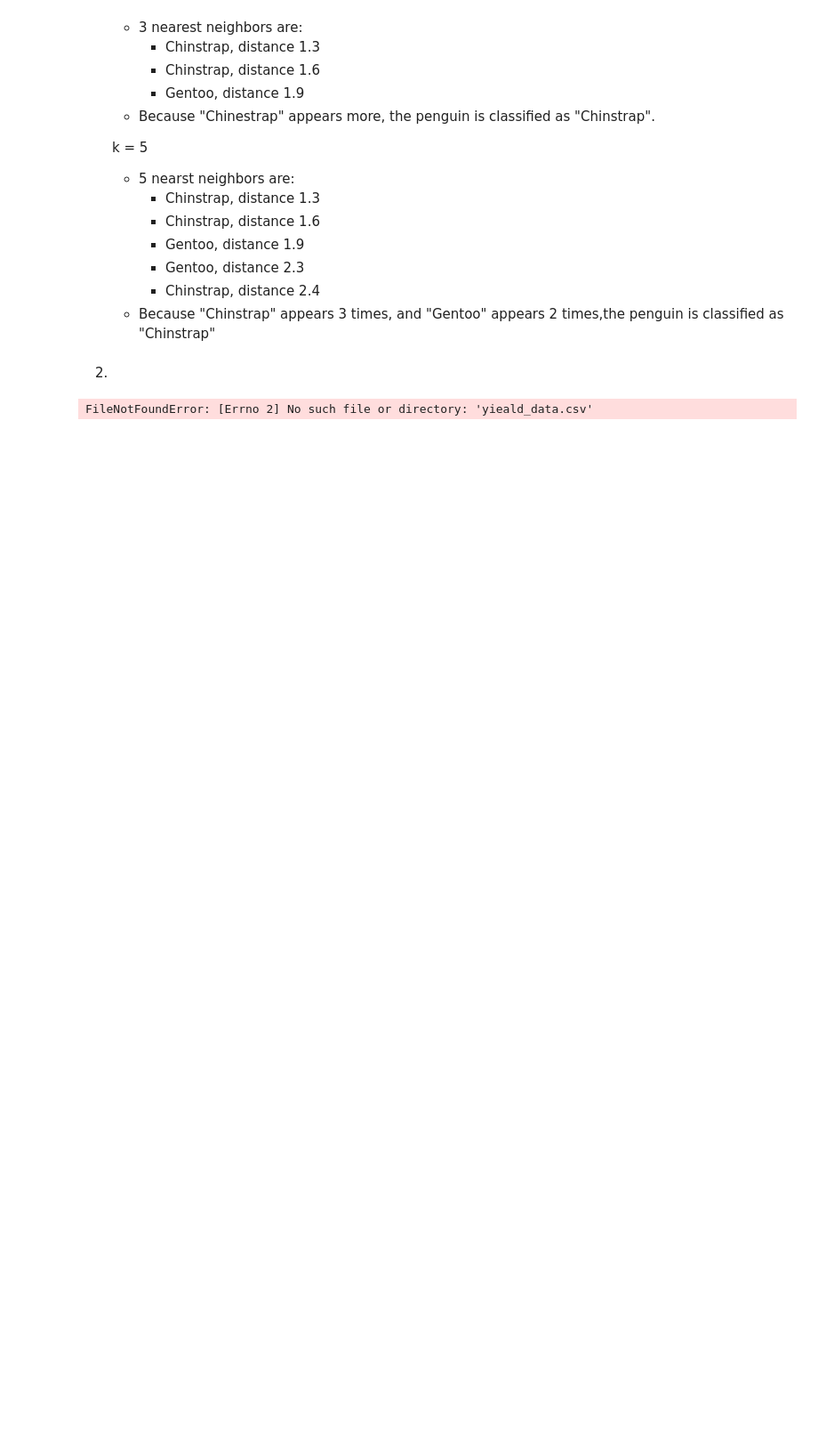
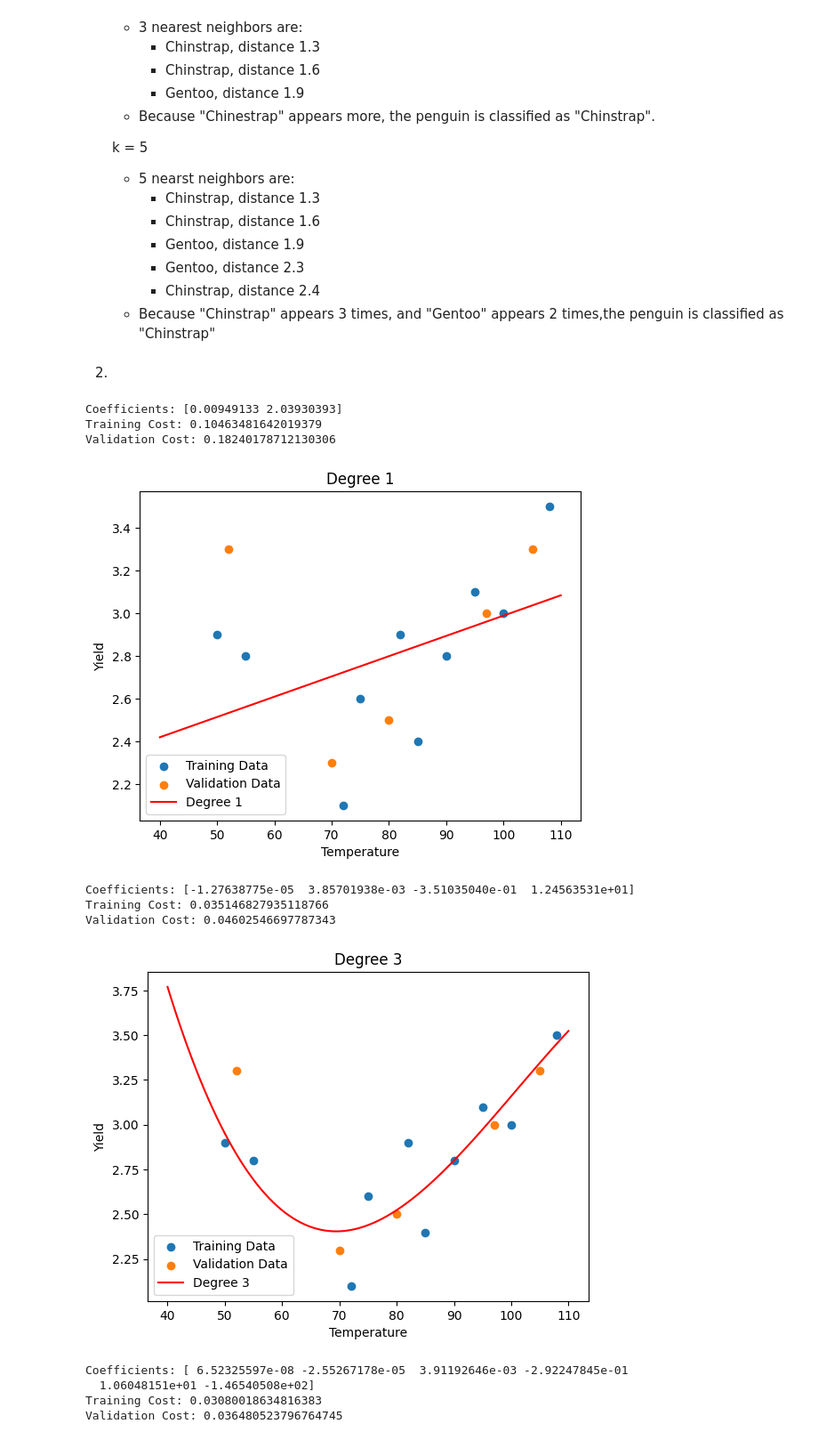
Before and after one commit to linnypham/CSC4850, a Jupyter notebook: a1/hw.ipynb, the cells around one changed output. Shown at 89% size. Saved outputs shown, nothing was run; the diff lists cells and outputs as text; code cells hidden in the pictures; blank space fills up the shorter version.

```diff
--- a/a1/hw.ipynb
+++ b/a1/hw.ipynb
@@ -27,10 +27,11 @@ Assignment 1
 import pandas as pd
 import numpy as np
 import matplotlib.pyplot as plt
+from sklearn.metrics import mean_squared_error
 import warnings
 warnings.simplefilter('ignore', np.exceptions.RankWarning)
+
 # Data
-data = pd.read_csv('yieald_data.csv')
 temperature = np.array([52, 55, 50, 70, 75, 72, 80, 82, 85, 97, 95, 90, 105, 108, 100])
 yield_data = np.array([3.3, 2.8, 2.9, 2.3, 2.6, 2.1, 2.5, 2.9, 2.4, 3.0, 3.1, 2.8, 3.3, 3.5, 3.0])
 
@@ -49,37 +50,49 @@ def polynomial_regression(x_train, y_train, x_validation, y_validation, degree):
     mymodel = np.poly1d(np.polyfit(x_train, y_train, degree))
 
     # MSE
+    '''mse = mean_squared_error(y)'''
     train_predictions = mymodel(x_train)
     validation_predictions = mymodel(x_validation)
 
     train_cost = np.mean((train_predictions - y_train)**2)
     validation_cost = np.mean((validation_predictions - y_validation)**2)
 
     return mymodel, train_cost, validation_cost
 
 degrees = [1, 3, 5, 10, 15]
 
 for degree in degrees:
 
     model, train_cost, validation_cost = polynomial_regression(x_train, y_train, x_validation, y_validation, degree)
 
     # Print
     print(f"Coefficients: {model.coefficients}")
     print(f"Training Cost: {train_cost}")
     print(f"Validation Cost: {validation_cost}")
 
     # Plot the data and the regression line
     plt.figure()
     plt.scatter(x_train, y_train, label="Training Data")
     plt.scatter(x_validation, y_validation, label="Validation Data")
 
     myline = np.linspace(40, 110, 100)
-    plt.plot(myline, model(myline), color='red', label=f"Degree {degree} Polynomial")
+    plt.plot(myline, model(myline), color='red', label=f"Degree {degree}")
 
     plt.xlabel("Temperature")
     plt.ylabel("Yield")
     plt.title(f"Degree {degree}")
     plt.legend()
     plt.show()
 # %% [output]
-FileNotFoundError: [Errno 2] No such file or directory: 'yieald_data.csv'
+Coefficients: [0.00949133 2.03930393]
+Training Cost: 0.10463481642019379
+Validation Cost: 0.18240178712130306
+[figure, added]
+Coefficients: [-1.27638775e-05  3.85701938e-03 -3.51035040e-01  1.24563531e+01]
+Training Cost: 0.035146827935118766
+Validation Cost: 0.04602546697787343
+[figure, added]
+Coefficients: [ 6.52325597e-08 -2.55267178e-05  3.91192646e-03 -2.92247845e-01
+  1.06048151e+01 -1.46540508e+02]
+Training Cost: 0.03080018634816383
+Validation Cost: 0.036480523796764745
```
Also changed, not shown: parts of 1 cell of this notebook, 14 other files.
